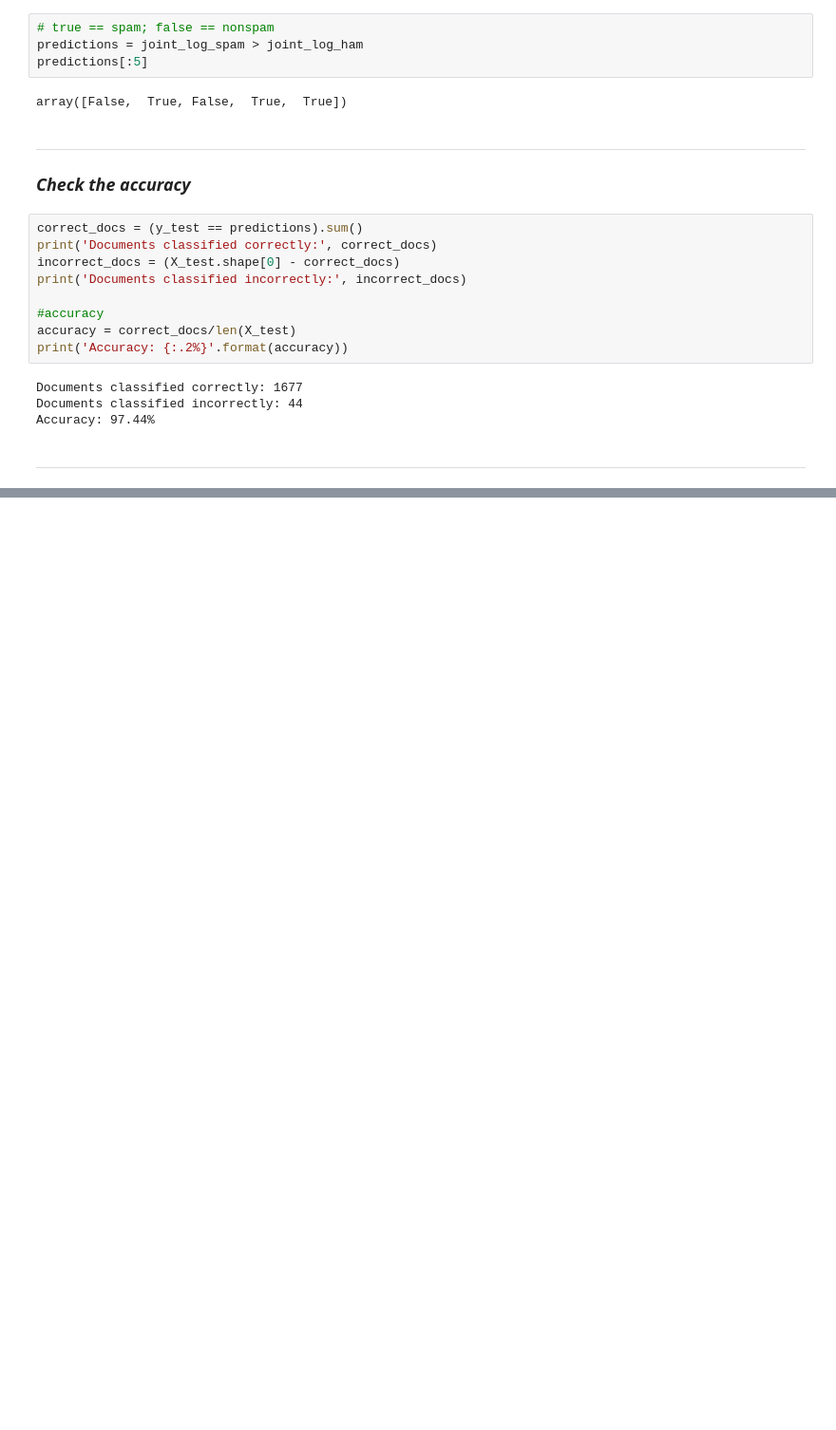
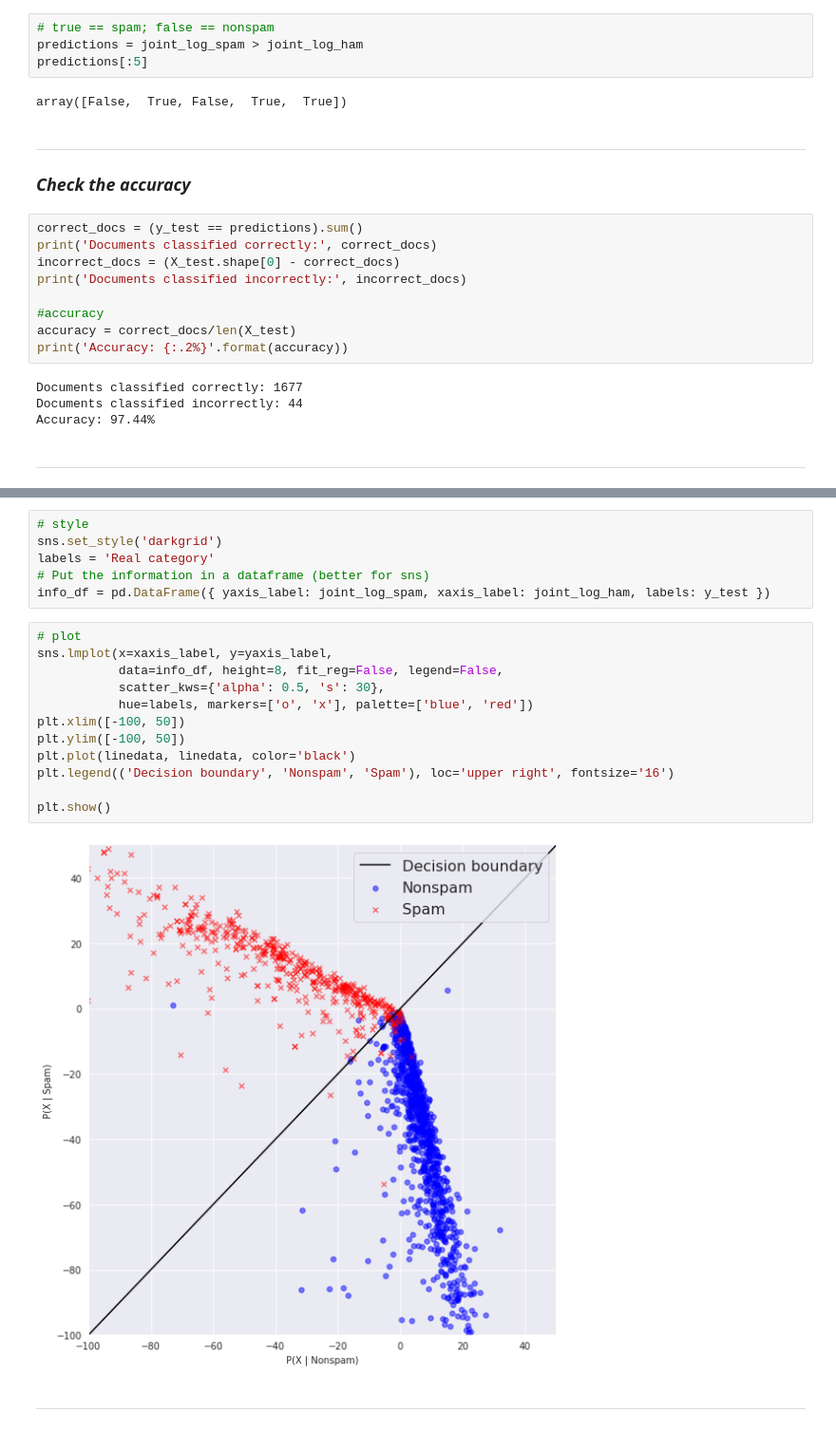
Before and after one commit to playeredlc/DataScience-Learnings, a Jupyter notebook: Spam-Filter/test_evaluation.ipynb, the cells around one changed output, grey strips where cells are left out. Shown: that part at 95% size. Cells and saved outputs as stored; diff of their text form; blank space fills up the shorter version.

```diff
--- a/Spam-Filter/test_evaluation.ipynb
+++ b/Spam-Filter/test_evaluation.ipynb
@@ -91,0 +147,22 @@ Accuracy: 97.44%
+# %%
+# style
+sns.set_style('darkgrid')
+labels = 'Real category'
+# Put the information in a dataframe (better for sns)
+info_df = pd.DataFrame({ yaxis_label: joint_log_spam, xaxis_label: joint_log_ham, labels: y_test })
+# %%
+# plot
+sns.lmplot(x=xaxis_label, y=yaxis_label,
+           data=info_df, height=8, fit_reg=False, legend=False,
+           scatter_kws={'alpha': 0.5, 's': 30},
+           hue=labels, markers=['o', 'x'], palette=['blue', 'red'])
+plt.xlim([-100, 50])
+plt.ylim([-100, 50])
+plt.plot(linedata, linedata, color='black')
+plt.legend(('Decision boundary', 'Nonspam', 'Spam'), loc='upper right', fontsize='16')
+
+plt.show()
+# %% [output]
+[figure, added]
+# %% [markdown]
+---
```
Also changed, not shown: parts of 4 cells of this notebook.
